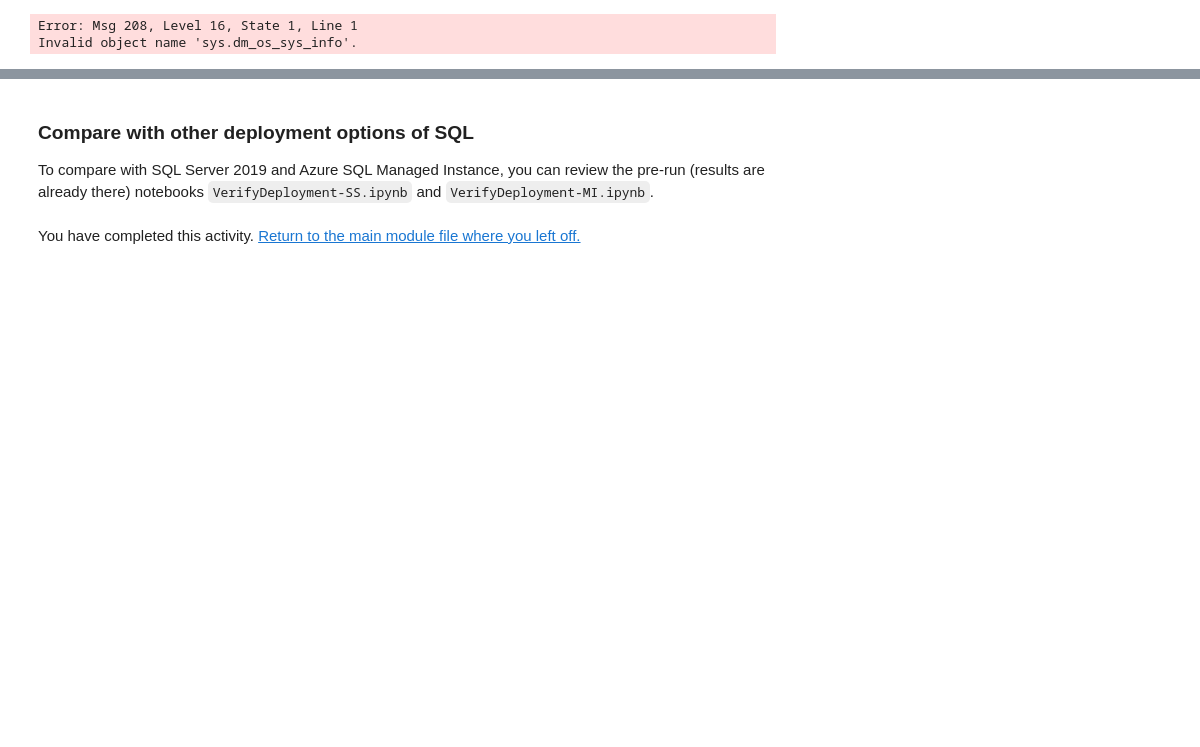
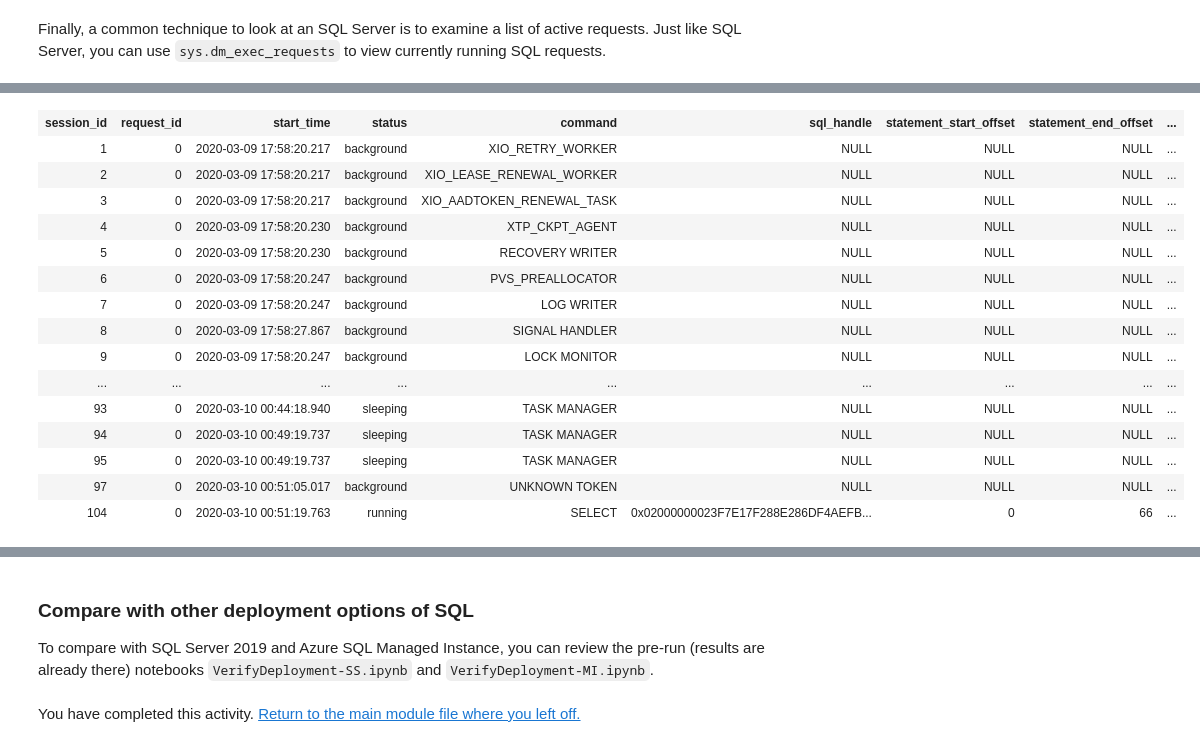
Before and after one commit to microsoft/sqlworkshops, a Jupyter notebook: AzureSQLWorkshop/azuresqlworkshop/02-DeployAndConfigure/verifydeployment/VerifyDeployment.ipynb, the cells around one changed output, grey strips where cells are left out. Cells and saved outputs as stored; diff of their text form; code cells hidden in the pictures; blank space fills up the shorter version.

```diff
--- a/AzureSQLWorkshop/azuresqlworkshop/02-DeployAndConfigure/verifydeployment/VerifyDeployment.ipynb
+++ b/AzureSQLWorkshop/azuresqlworkshop/02-DeployAndConfigure/verifydeployment/VerifyDeployment.ipynb
@@ -105,5 +102,5 @@ Additionally, we can detect the system, OS, and memory with the following comman
+# %% [markdown]
+Finally, a common technique to look at an SQL Server is to examine a list of active requests. Just like SQL Server, you can use `sys.dm_exec_requests` to view currently running SQL requests.
 # %%
-SELECT * FROM sys.dm_os_sys_info
+SELECT * FROM sys.dm_exec_requests;
 # %% [output]
-Error: Msg 208, Level 16, State 1, Line 1
-Invalid object name 'sys.dm_os_sys_info'.
@@ -110,0 +109,16 @@ Total execution time: 00:00:00.002
+| session_id | request_id | start_time | status | command | sql_handle | statement_start_offset | statement_end_offset | ... |
+| 1 | 0 | 2020-03-09 17:58:20.217 | background | XIO_RETRY_WORKER | NULL | NULL | NULL | ... |
+| 2 | 0 | 2020-03-09 17:58:20.217 | background | XIO_LEASE_RENEWAL_WORKER | NULL | NULL | NULL | ... |
+| 3 | 0 | 2020-03-09 17:58:20.217 | background | XIO_AADTOKEN_RENEWAL_TASK | NULL | NULL | NULL | ... |
+| 4 | 0 | 2020-03-09 17:58:20.230 | background | XTP_CKPT_AGENT | NULL | NULL | NULL | ... |
+| 5 | 0 | 2020-03-09 17:58:20.230 | background | RECOVERY WRITER | NULL | NULL | NULL | ... |
+| 6 | 0 | 2020-03-09 17:58:20.247 | background | PVS_PREALLOCATOR | NULL | NULL | NULL | ... |
+| 7 | 0 | 2020-03-09 17:58:20.247 | background | LOG WRITER | NULL | NULL | NULL | ... |
+| 8 | 0 | 2020-03-09 17:58:27.867 | background | SIGNAL HANDLER | NULL | NULL | NULL | ... |
+| 9 | 0 | 2020-03-09 17:58:20.247 | background | LOCK MONITOR | NULL | NULL | NULL | ... |
+| ... | ... | ... | ... | ... | ... | ... | ... | ... |
+| 93 | 0 | 2020-03-10 00:44:18.940 | sleeping | TASK MANAGER | NULL | NULL | NULL | ... |
+| 94 | 0 | 2020-03-10 00:49:19.737 | sleeping | TASK MANAGER | NULL | NULL | NULL | ... |
+| 95 | 0 | 2020-03-10 00:49:19.737 | sleeping | TASK MANAGER | NULL | NULL | NULL | ... |
+| 97 | 0 | 2020-03-10 00:51:05.017 | background | UNKNOWN TOKEN | NULL | NULL | NULL | ... |
+| 104 | 0 | 2020-03-10 00:51:19.763 | running | SELECT | 0x02000000023F7E17F288E286DF4AEFB... | 0 | 66 | ... |
```
Also changed, not shown: parts of 23 cells of this notebook, 2 other files.
